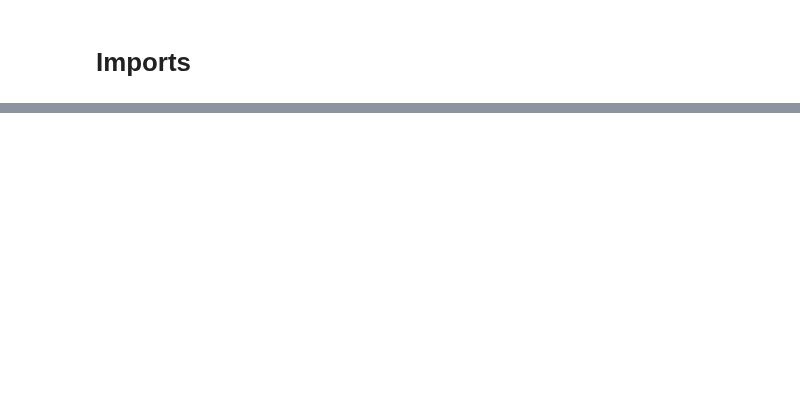
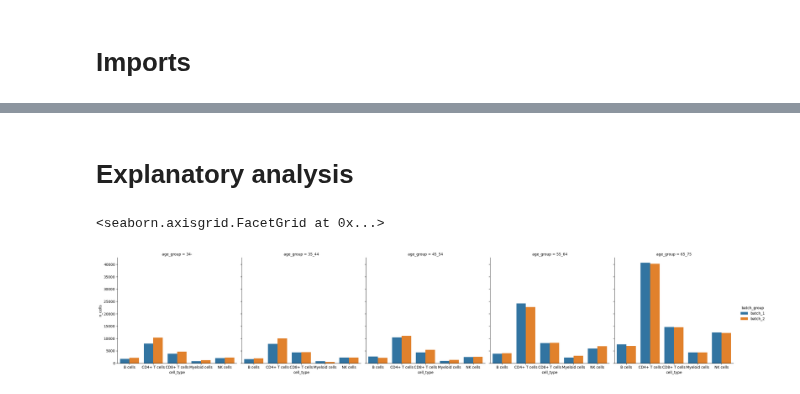
Before and after one commit to janursa/HIRA, a Jupyter notebook: data_preprocessing.ipynb, the cells around one changed output, grey strips where cells are left out. Cells and saved outputs as stored; diff of their text form; code cells hidden in the pictures; blank space fills up the shorter version.

```diff
--- a/data_preprocessing.ipynb
+++ b/data_preprocessing.ipynb
@@ -303,17 +2,0 @@ data2_obs.csv         data6_CMtx.rds
-# %%
-adata  = ad.read_h5ad('/vol/projects/CIIM/Healthy_Single_Cell_Data/count_matrix/data1_CMtx.h5ad')
-obs = adata.obs
-
-obs = obs[['batch_info', 'donor_id','age','ct_major_published', 'sex']]
-obs.columns = ['batch', 'donor_id', 'age', 'cell_type', 'sex']
-obs['sex'] = obs['sex'].str.replace('M', 'Male')
-obs['sex'] = obs['sex'].str.replace('F', 'Female')
-obs['age_donor'] = obs['age'].astype(str) + '_' + obs['donor_id']
-
-# - remove age over 75
-obs = obs[obs.age<75]
-
-# - binarize to age groups
-bins = [23, 35, 45, 55, 65, 75]  # Define bins for age groups
-age_groups = ['34-', '35_44', '45_54', '55_64', '65_75']  # Define corresponding labels
-obs['age_group'] = pd.cut(obs['age'], bins=bins, labels=age_groups, right=False)
@@ -575,0 +28,2 @@ shape after  (293380, 13534)
+# %% [markdown]
+# Explanatory analysis
@@ -575,0 +32,20 @@ shape after  (293380, 13534)
+# %%
+if True:
+    adata = ad.read_h5ad('input/data1.h5ad')
+    adata = adata[adata.obs['cell_type'].isin(major_cell_types), :]
+    sc.pp.normalize_total(adata)
+    sc.pp.log1p(adata)
+    sc.pp.highly_variable_genes(adata, n_top_genes=2000)
+
+    sc.pp.pca(adata, use_highly_variable=True)
+    sc.pp.neighbors(adata, n_neighbors=15)
+    sc.tl.umap(adata)
+    adata.write('input/data1_umap.h5ad')
+else:
+    adata = ad.read_h5ad('input/dataset_1_umap.h5ad')
+# %%
+n_cells = adata.obs.groupby(['age_group', 'cell_type', 'batch_group']).size().reset_index(name='n_cells')
+sns.catplot(n_cells, x='cell_type', y='n_cells', col='age_group', hue='batch_group', kind='bar')
+# %% [output]
+<seaborn.axisgrid.FacetGrid at 0x...>
+[figure, added]
```
Also changed, not shown: parts of 53 cells of this notebook, 9 other files.
